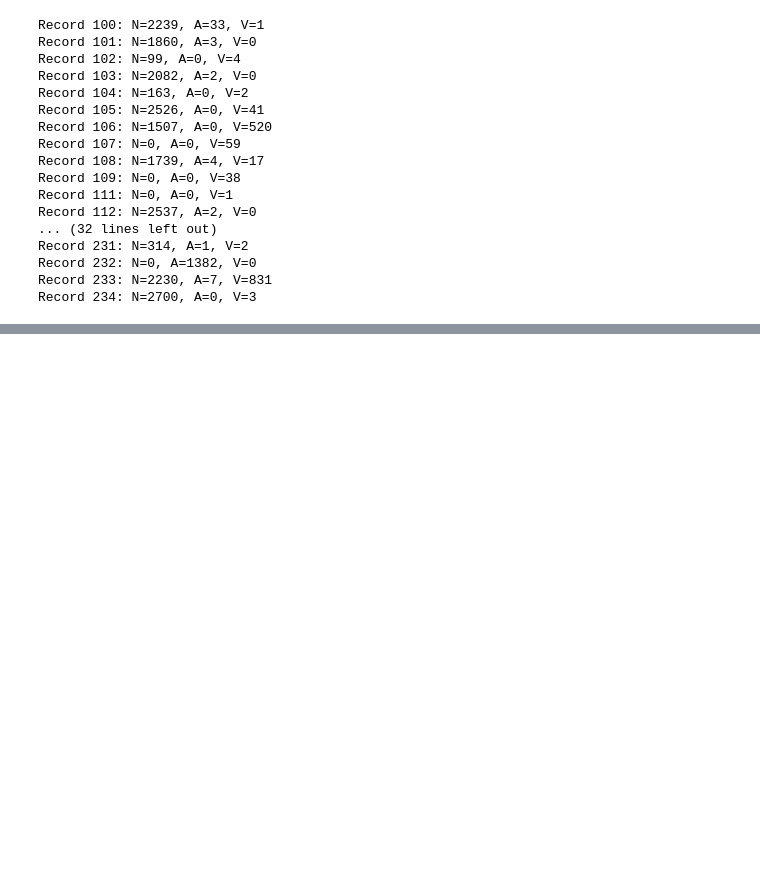
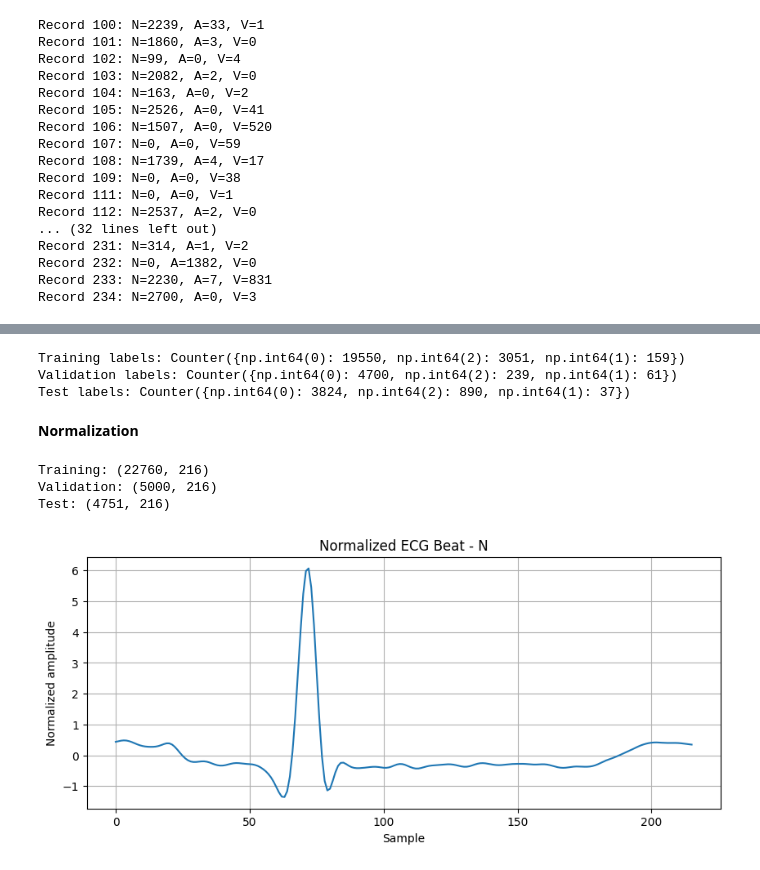
Before and after one commit to Chandana-dharshanam/ecg-detection, a Jupyter notebook: ecg-detection.ipynb, the cells around one changed output, grey strips where cells are left out. Saved outputs shown, nothing was run; the diff lists cells and outputs as text; code cells hidden in the pictures; blank space fills up the shorter version.

```diff
--- a/ecg-detection.ipynb
+++ b/ecg-detection.ipynb
@@ -992,0 +1264,63 @@ Record 234: N=2700, A=0, V=3
+# %%
+label_map = {
+    'N': 0,
+    'A': 1,
+    'V': 2
+}
+
+y_train_encoded = np.array([
+    label_map[label] for label in y_train
+])
+
+y_val_encoded = np.array([
+    label_map[label] for label in y_val
+])
+
+y_test_encoded = np.array([
+    label_map[label] for label in y_test
+])
+
+print("Training labels:", Counter(y_train_encoded))
+print("Validation labels:", Counter(y_val_encoded))
+print("Test labels:", Counter(y_test_encoded))
+# %% [output]
+Training labels: Counter({np.int64(0): 19550, np.int64(2): 3051, np.int64(1): 159})
+Validation labels: Counter({np.int64(0): 4700, np.int64(2): 239, np.int64(1): 61})
+Test labels: Counter({np.int64(0): 3824, np.int64(2): 890, np.int64(1): 37})
+# %% [markdown]
+**Normalization**
+# %%
+def normalize_beats(X):
+    mean = np.mean(X, axis=1, keepdims=True)
+    std = np.std(X, axis=1, keepdims=True)
+
+    # Avoid division by zero
+    std[std == 0] = 1
+
+    return (X - mean) / std
+
+
+X_train_norm = normalize_beats(X_train)
+X_val_norm = normalize_beats(X_val)
+X_test_norm = normalize_beats(X_test)
+
+print("Training:", X_train_norm.shape)
+print("Validation:", X_val_norm.shape)
+print("Test:", X_test_norm.shape)
+# %% [output]
+Training: (22760, 216)
+Validation: (5000, 216)
+Test: (4751, 216)
+# %%
+plt.figure(figsize=(10, 4))
+
+plt.plot(X_train_norm[0])
+
+plt.title("Normalized ECG Beat - N")
+plt.xlabel("Sample")
+plt.ylabel("Normalized amplitude")
+plt.grid(True)
+
+plt.show()
+# %% [output]
+[figure, added]
```
Also changed, not shown: parts of 31 cells of this notebook.
